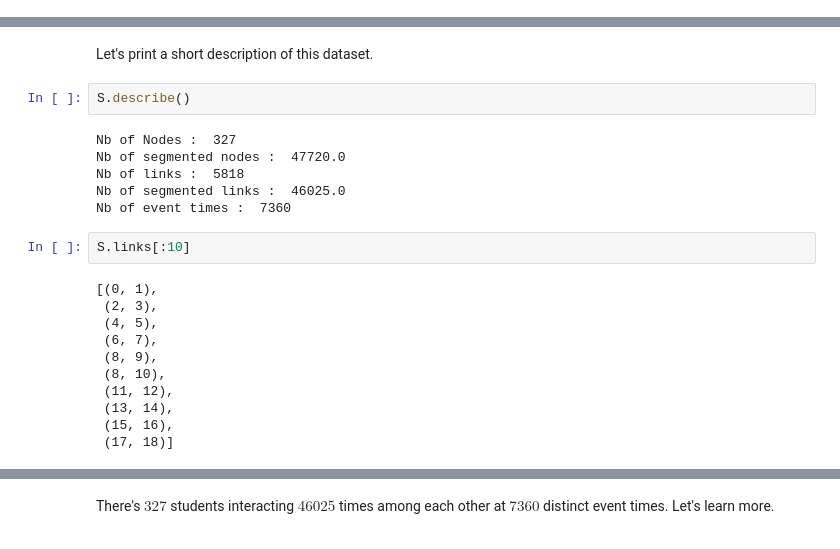
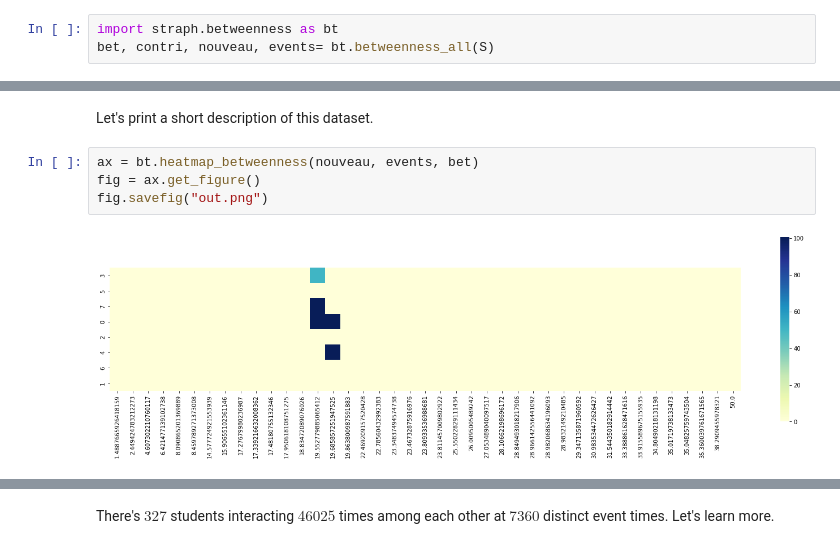
Before and after one commit to busyweaver/Straph, a Jupyter notebook: docs/notebooks/Use Case 1, Temporal Network Analysis-betweenness.ipynb, the cells around one changed output, grey strips where cells are left out. Cells and saved outputs as stored; diff of their text form.

```diff
--- a/docs/notebooks/Use Case 1, Temporal Network Analysis-betweenness.ipynb
+++ b/docs/notebooks/Use Case 1, Temporal Network Analysis-betweenness.ipynb
@@ -56,0 +112,3 @@ S = sg.parser(input_file=file_name,
+# %%
+import straph.betweenness as bt
+bet, contri, nouveau, events= bt.betweenness_all(S)
@@ -57,23 +144,8 @@ S = sg.parser(input_file=file_name,
 # %% [markdown]
 Let's print a short description of this dataset.
-# %%
-S.describe()
-# %% [output]
-Nb of Nodes :  327
-Nb of segmented nodes :  47720.0
-Nb of links :  5818
-Nb of segmented links :  46025.0
-Nb of event times :  7360
-# %%
-S.links[:10]
-# %% [output]
-[(0, 1),
- (2, 3),
- (4, 5),
- (6, 7),
- (8, 9),
- (8, 10),
- (11, 12),
- (13, 14),
- (15, 16),
- (17, 18)]
+# %%
+ax = bt.heatmap_betweenness(nouveau, events, bet)
+fig = ax.get_figure()
+fig.savefig("out.png")
+# %% [output]
+[figure, added]
```
Also changed, not shown: parts of 63 cells of this notebook, 4 other files.
